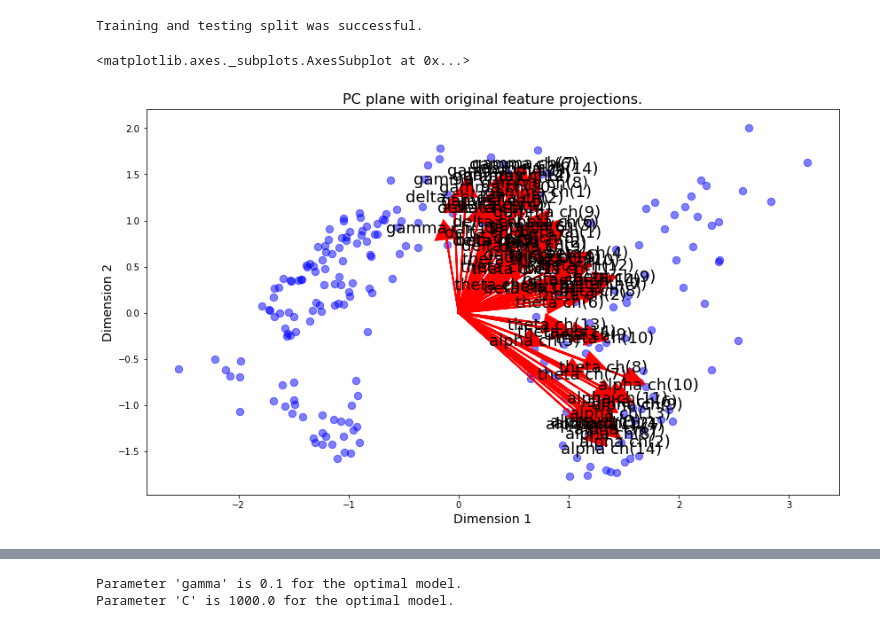
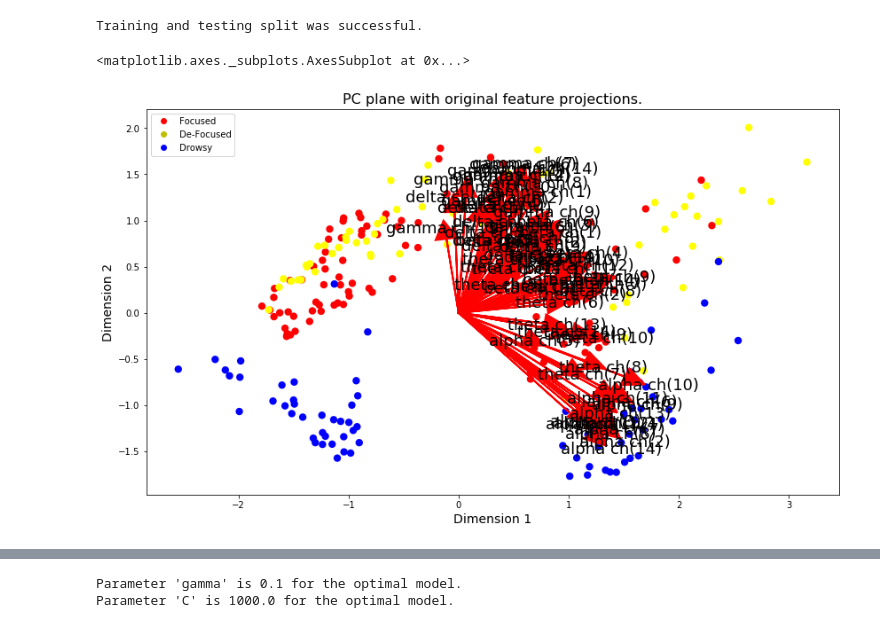
Before and after one commit to omarmagdy217/Driving-Behavior-Prediction_GP, a Jupyter notebook: Data Classification/state_prediction.ipynb, the cells around one changed output, grey strips where cells are left out. Drawn from its saved outputs; the diff is of its cells as text; code cells hidden in the pictures.

```diff
--- a/Data Classification/state_prediction.ipynb
+++ b/Data Classification/state_prediction.ipynb
@@ -59,6 +59,22 @@ def fit_model(X, y):
 
     # Return the optimal model after fitting the data
     return grid.best_estimator_
+# %%
+# Import PCA
+from sklearn.decomposition import PCA
+
+def pca_projection(good_data, n_components):
+
+    # Apply PCA by fitting the good data with only two dimensions
+    pca = PCA(n_components=n_components).fit(good_data)
+
+    # Transform the good data using the PCA fit above
+    reduced_data = pca.transform(good_data)
+
+    # Create a DataFrame for the reduced data
+    columns = ['Dimension 1', 'Dimension 2', 'Dimension 3']
+
+    return pd.DataFrame(reduced_data, columns=columns[:n_components]), pca
 # %%
 # Allows the use of display() for DataFrames
 from IPython.display import display
@@ -196,6 +200,9 @@ reduced_data = pd.DataFrame(reduced_data, columns = ['Dimension 1', 'Dimension 2
 # %%
+# Project data on two dimensions
+reduced_data, pca = pca_projection(good_data, 2)
+
 # Create a biplot
-vs.biplot(good_data, reduced_data, pca)
+vs.biplot(good_data, reduced_data, target_raw_out, pca)
 # %% [output]
 <matplotlib.axes._subplots.AxesSubplot at 0x...>
-[figure, old version]
+[figure, new version]
```
Also changed, not shown: parts of 5 cells of this notebook, 1 other file.
